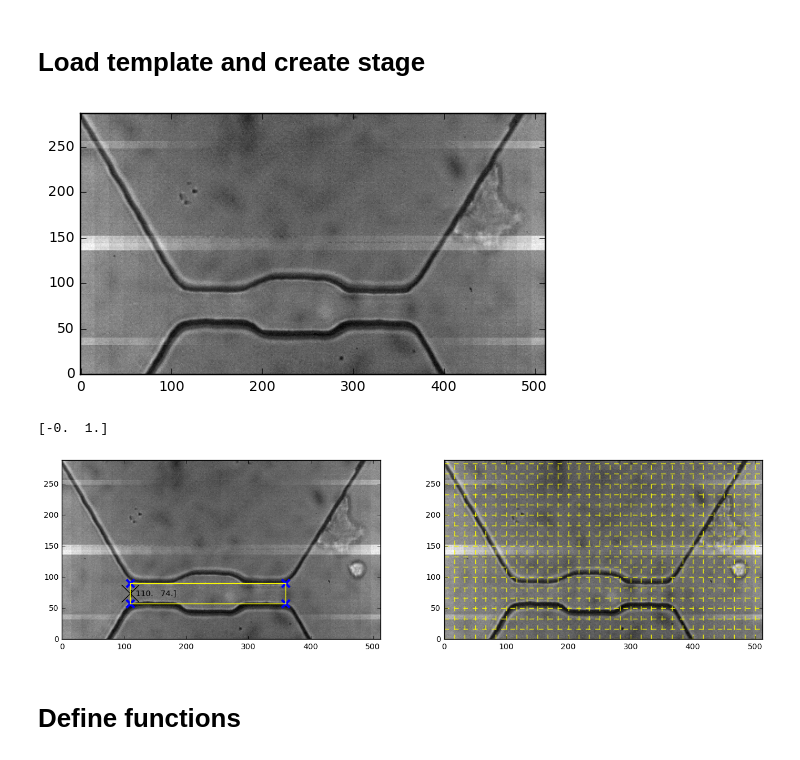
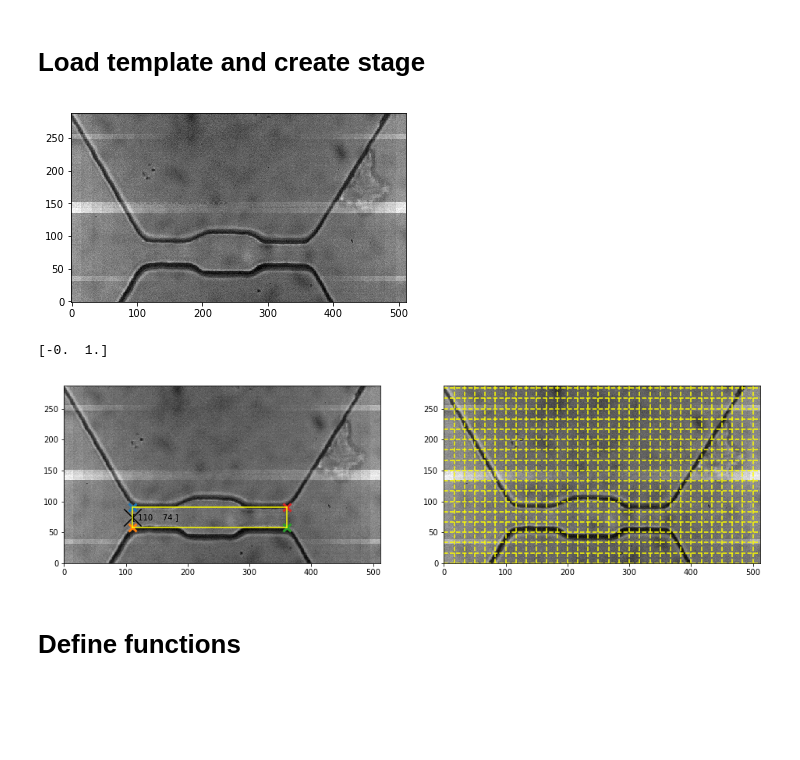
Before and after one commit to codycombs/cell_deformation, a Jupyter notebook: fit_ellipses.ipynb, the cells around one changed output. Saved outputs shown, nothing was run; the diff lists cells and outputs as text; code cells hidden in the pictures; blank space fills up the shorter version.

```diff
--- a/fit_ellipses.ipynb
+++ b/fit_ellipses.ipynb
@@ -56,14 +56,14 @@ oi_events = oi_file.open_event_file_json(oi_events_file_path)
 # %% [markdown]
 # Load template and create stage
 # %%
-template_index = 1800
+template_index = 100
 
 template_frame = oi_vid.get_frame(template_index)
 
 plt.imshow(template_frame, cmap = 'gray', origin = 'lower')
 plt.show()
 # %% [output]
-[figure, old version]
+[figure, new version]
 # %%
 reload(oi)
 template_frame = oi_vid.get_frame(template_index)
@@ -75,7 +75,7 @@ oi_stage = oi.Stage(template_frame, c0, c1, c2, c3)
 oi_stage.plot_stage()
 # %% [output]
 [-0.  1.]
-[figure, old version]
+[figure, new version]
 # %% [markdown]
 # Define functions
 # %%
```
Also changed, not shown: parts of 3 cells of this notebook, 1 other file.
